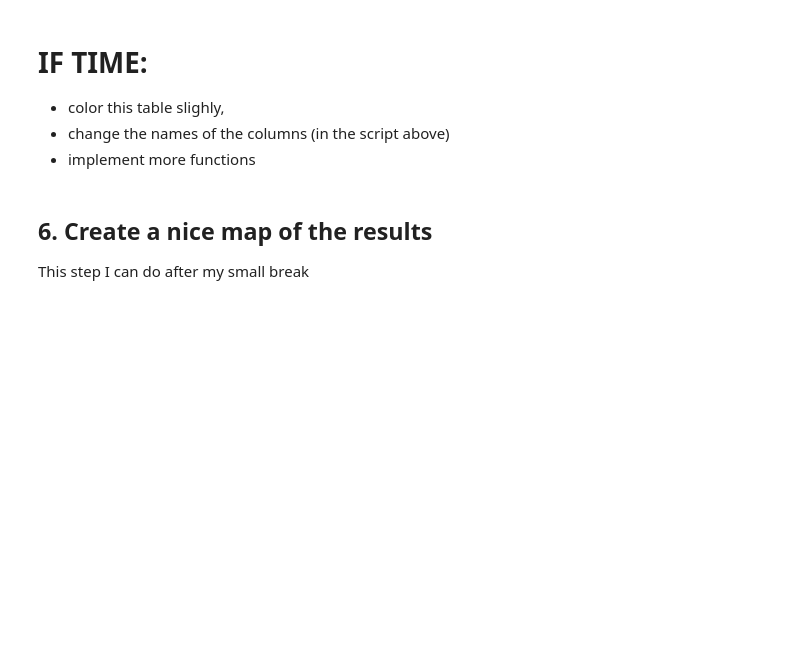
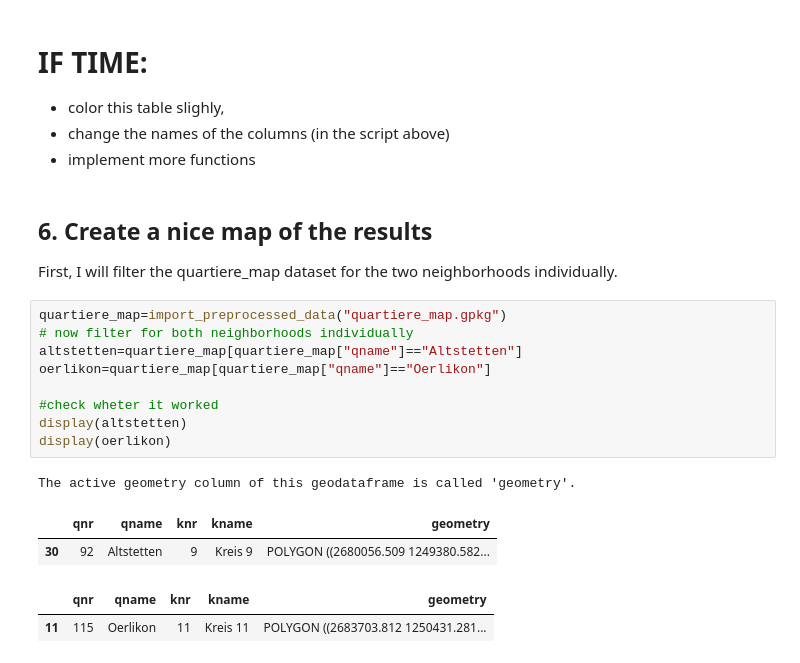
Before and after one commit to mj1905/sds210_project_Matthias_Jost, a Jupyter notebook: notebooks/Q2_ice_hockey_and_graffiti.ipynb, the cells around one changed output. Cells and saved outputs as stored; diff of their text form; blank space fills up the shorter version.

```diff
--- a/notebooks/Q2_ice_hockey_and_graffiti.ipynb
+++ b/notebooks/Q2_ice_hockey_and_graffiti.ipynb
@@ -166,4 +167,19 @@ plt.clf()
 * implement more functions
 # %% [markdown]
 ## 6. Create a nice map of the results
-This step I can do after my small break
+First, I will filter the quartiere_map dataset for the two neighborhoods individually.
+# %%
+quartiere_map=import_preprocessed_data("quartiere_map.gpkg")
+# now filter for both neighborhoods individually
+altstetten=quartiere_map[quartiere_map["qname"]=="Altstetten"]
+oerlikon=quartiere_map[quartiere_map["qname"]=="Oerlikon"]
+
+#check wheter it worked
+display(altstetten)
+display(oerlikon)
+# %% [output]
+The active geometry column of this geodataframe is called 'geometry'.
+|  | qnr | qname | knr | kname | geometry |
+| 30 | 92 | Altstetten | 9 | Kreis 9 | POLYGON ((2680056.509 1249380.582... |
+|  | qnr | qname | knr | kname | geometry |
+| 11 | 115 | Oerlikon | 11 | Kreis 11 | POLYGON ((2683703.812 1250431.281... |
```
Also changed, not shown: parts of 6 cells of this notebook, 4 other files.
